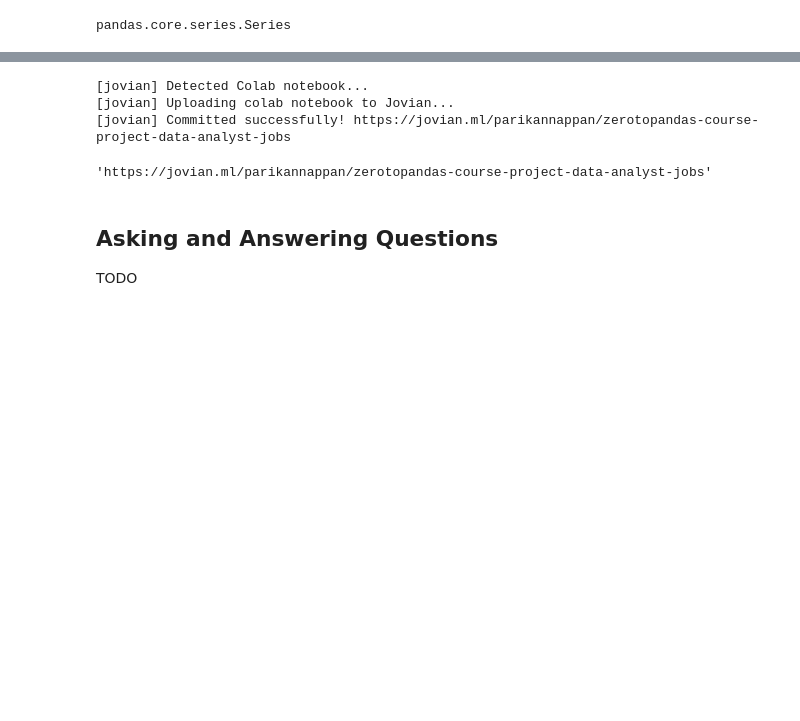
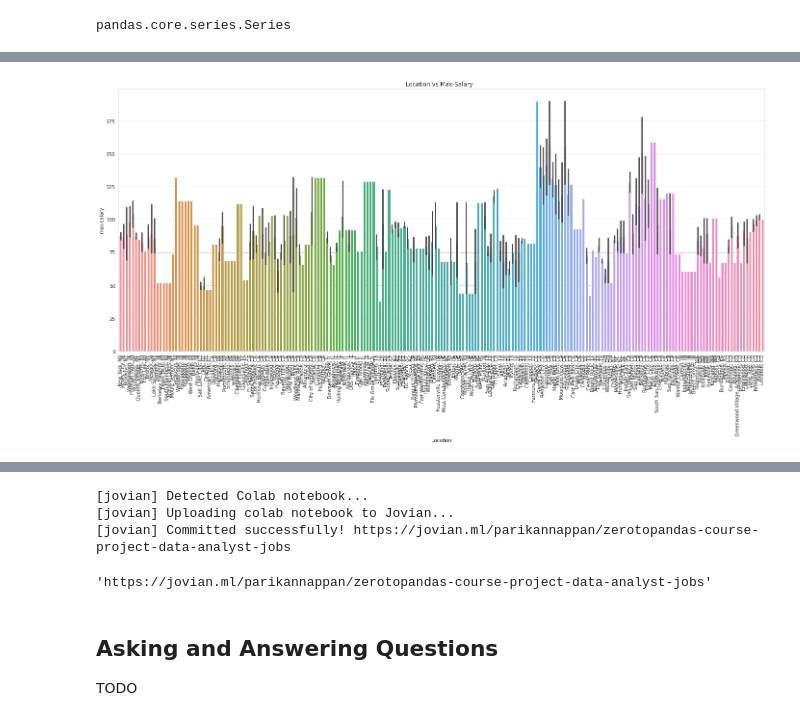
Before and after one commit to parikannappan/python_learning, a Jupyter notebook: zerotopandas_course_project.ipynb, the cells around one changed output, grey strips where cells are left out. Saved outputs shown, nothing was run; the diff lists cells and outputs as text; code cells hidden in the pictures; blank space fills up the shorter version.

```diff
--- a/zerotopandas_course_project.ipynb
+++ b/zerotopandas_course_project.ipynb
@@ -469,0 +490,7 @@ plt.xlim()
+# %%
+plt.figure(figsize=(24, 10))
+plt.xticks(rotation=90)
+scdfda4 = sns.barplot(x=dfda4["Location"],y=dfda4["max-salary"])
+plt.title("Location vs Max-Salary  ");
+# %% [output]
+[figure, added]
```
Also changed, not shown: parts of 68 cells of this notebook.
